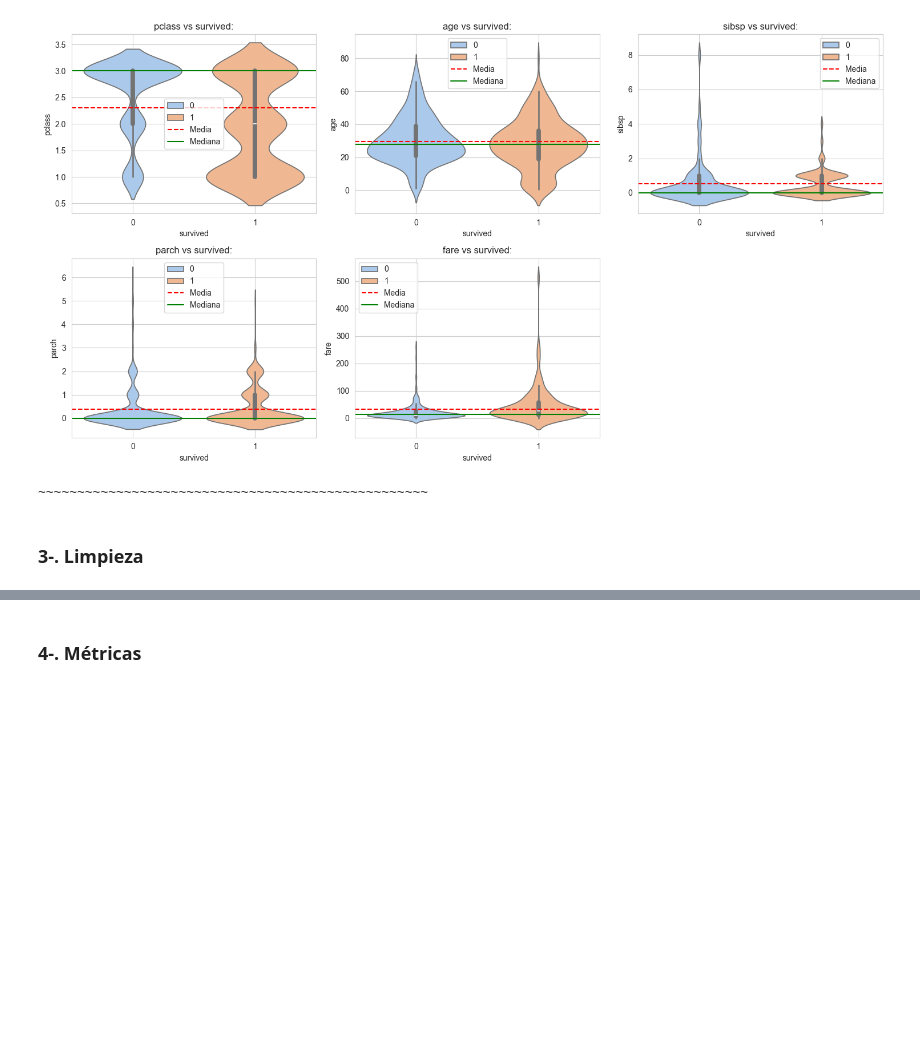
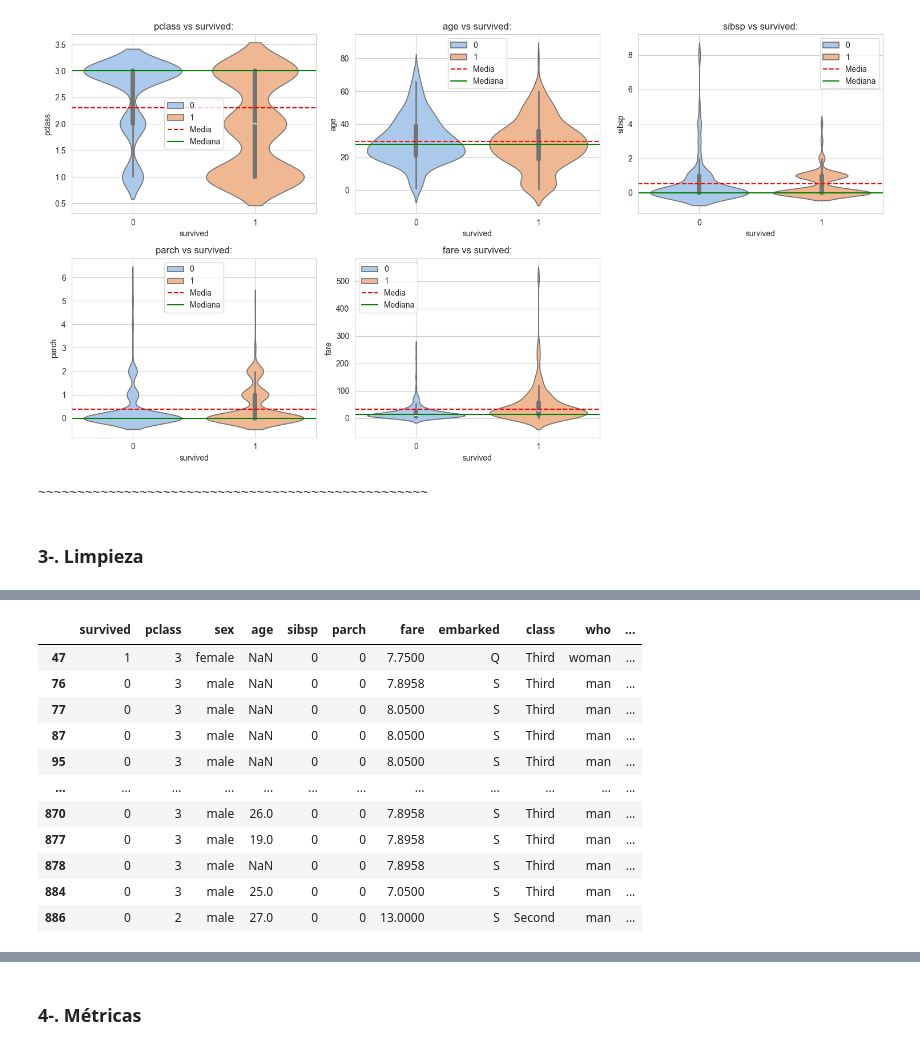
Before and after one commit to Antonio-IF/analytics-toolkit, a Jupyter notebook: notebooks/titanic_example.ipynb, the cells around one changed output, grey strips where cells are left out. Cells and saved outputs as stored; diff of their text form; code cells hidden in the pictures; blank space fills up the shorter version.

```diff
--- a/notebooks/titanic_example.ipynb
+++ b/notebooks/titanic_example.ipynb
@@ -13,6 +13,9 @@ df = sns.load_dataset('titanic')
 # %%
 # Columna objetivo
 target_column = 'survived'
+# %%
+# Columnas a eliminar
+cols_to_drop = ['class', 'embark_town', 'alive']
 # %% [markdown]
 ## EDA
 # %% [markdown]
@@ -371,8 +374,79 @@ Gráficas de violín:
 # %%
 # --- TÍTULO GENERAL ---
 print(f'{'~'*50}')
-print('')
+print('LIMPIEZA Y PREPARACIÓN DE DATOS')
 print(f'{'~'*50}\n')
+
+# --- Eliminación de columnas irrelevantes ---
+print(f'{'-'*30}\nEliminación de columnas irrelevantes:\n{'-'*30}')
+df_no_cols = df.drop(columns=cols_to_drop).reset_index(drop=True)
+print(f'\nColumnas eliminadas: {cols_to_drop}')
+
+print(f'\n{'='*50}\n')
+
+# --- Eliminación de duplicados ---
+print(f'{'-'*30}\nEliminación de duplicados:\n{'-'*30}')
+df_no_dups = df.drop_duplicates().reset_index(drop=True)
+display(df[df.duplicated()])
+print(f'\nDuplicados eliminados: {len(df[df.duplicated()])}')
+
+print(f'\n{'='*50}\n')
+
+# --- Información y manejo de datos atípicos ---
+print(f'{'-'*30}\nInformación de datos atipicos:\n{'-'*30}')
+display(pd.DataFrame(outliers).T)
+
+print(f'{'-'*30}\nManejo de datos atipicos:\n{'-'*30}')
+df_no_outliers = df.copy()
+outliers_df_no_outliers = {}
+for col in num_cols:
+    Q1 = df[col].quantile(0.25)
+    Q3 = df[col].quantile(0.75)
+    IQR = Q3 - Q1
+    lwr_bnd = Q1 - 1.5 * IQR
+    upr_bnd = Q3 + 1.5 * IQR
+
+    df_no_outliers[col] = df_no_outliers[col].clip(lwr_bnd, upr_bnd)
+    outliers_count_df_no_outliers = df_no_outliers[(df_no_outliers[col] < lwr_bnd) | (df_no_outliers[col] > upr_bnd)].shape[0]
+    outliers_df_no_outliers[col] = {
+        'Conteo': outliers_count_df_no_outliers,
+        'Porcentaje': round(outliers_count_df_no_outliers / df.shape[0] * 100, 2)
+    }
+display(pd.DataFrame(outliers_df_no_outliers).T)
+
+print(f'\n{'='*50}\n')
+
+# --- Información y manejo de valores nulos ---
+print(f'{'-'*30}\nInformación de valores nulos:\n{'-'*30}')
+null_cols = df.columns[df.isnull().any()]
+nulls_corr = df[null_cols].isnull().corr()
+mask = np.triu(np.ones(nulls_corr.shape), k=1).astype(bool)
+corr_vals = nulls_corr.where(mask).stack()
+df_nulls_corr = corr_vals[abs(corr_vals) >= 0.3].reset_index()
+df_nulls_corr.columns = ['Columna 1', 'Columna 2', 'Correlación']
+display(df_nulls_corr)
+
+print(f'{'-'*30}\nManejo de valores nulos:\n{'-'*30}')
+df_no_nulls = df.copy()
+display(df_no_nulls.dropna(how='all', inplace=True))
+df_no_nulls.dropna(how='all', inplace=True)
+print(f'\nRegistros nulos eliminados: {len(df) - len(df_no_nulls)}')
+for column in df_no_nulls.columns:
+    if column != target_column and df_no_nulls[column].isnull().sum() > 0:
+        if df_no_nulls[column].dtype in [np.float64, np.int64] and abs(df_no_nulls[column].skew()) > 0.5:
+            df_no_nulls[column].fillna(df_no_nulls[column].median(), inplace=True)
+        elif df_no_nulls[column].dtype in [np.float64, np.int64] and abs(df_no_nulls[column].skew()) <= 0.5:
+            df_no_nulls[column].fillna(df_no_nulls[column].mean(), inplace=True)
+        else:
+            df_no_nulls[column].fillna(df_no_nulls[column].mode()[0], inplace=True)
+
+print(f'\n{'='*50}\n')
+
+# ---  ---
+print(f'{'-'*30}\n:\n{'-'*30}')
+display()
+
+print(f'\n{'='*50}\n')
 
 # ---  ---
 print(f'{'-'*30}\n:\n{'-'*30}')
@@ -385,3 +459,4 @@ print(f'{'-'*30}\n:\n{'-'*30}')
 display()
 
 print(f'\n{'~'*50}')
+# %% [output]
@@ -387,0 +478,12 @@ print(f'\n{'~'*50}')
+|  | survived | pclass | sex | age | sibsp | parch | fare | embarked | class | who | ... |
+| 47 | 1 | 3 | female | NaN | 0 | 0 | 7.7500 | Q | Third | woman | ... |
+| 76 | 0 | 3 | male | NaN | 0 | 0 | 7.8958 | S | Third | man | ... |
+| 77 | 0 | 3 | male | NaN | 0 | 0 | 8.0500 | S | Third | man | ... |
+| 87 | 0 | 3 | male | NaN | 0 | 0 | 8.0500 | S | Third | man | ... |
+| 95 | 0 | 3 | male | NaN | 0 | 0 | 8.0500 | S | Third | man | ... |
+| ... | ... | ... | ... | ... | ... | ... | ... | ... | ... | ... | ... |
+| 870 | 0 | 3 | male | 26.0 | 0 | 0 | 7.8958 | S | Third | man | ... |
+| 877 | 0 | 3 | male | 19.0 | 0 | 0 | 7.8958 | S | Third | man | ... |
+| 878 | 0 | 3 | male | NaN | 0 | 0 | 7.8958 | S | Third | man | ... |
+| 884 | 0 | 3 | male | 25.0 | 0 | 0 | 7.0500 | S | Third | man | ... |
+| 886 | 0 | 2 | male | 27.0 | 0 | 0 | 13.0000 | S | Second | man | ... |
```
Also changed, not shown: parts of 4 cells of this notebook.
